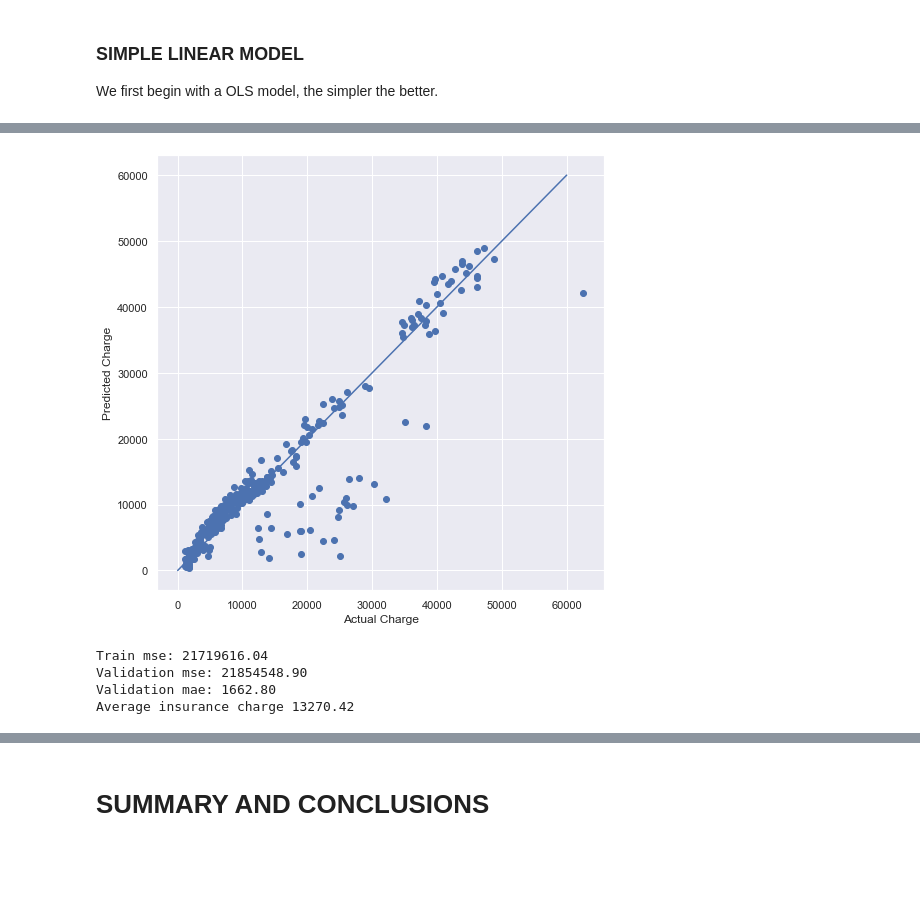
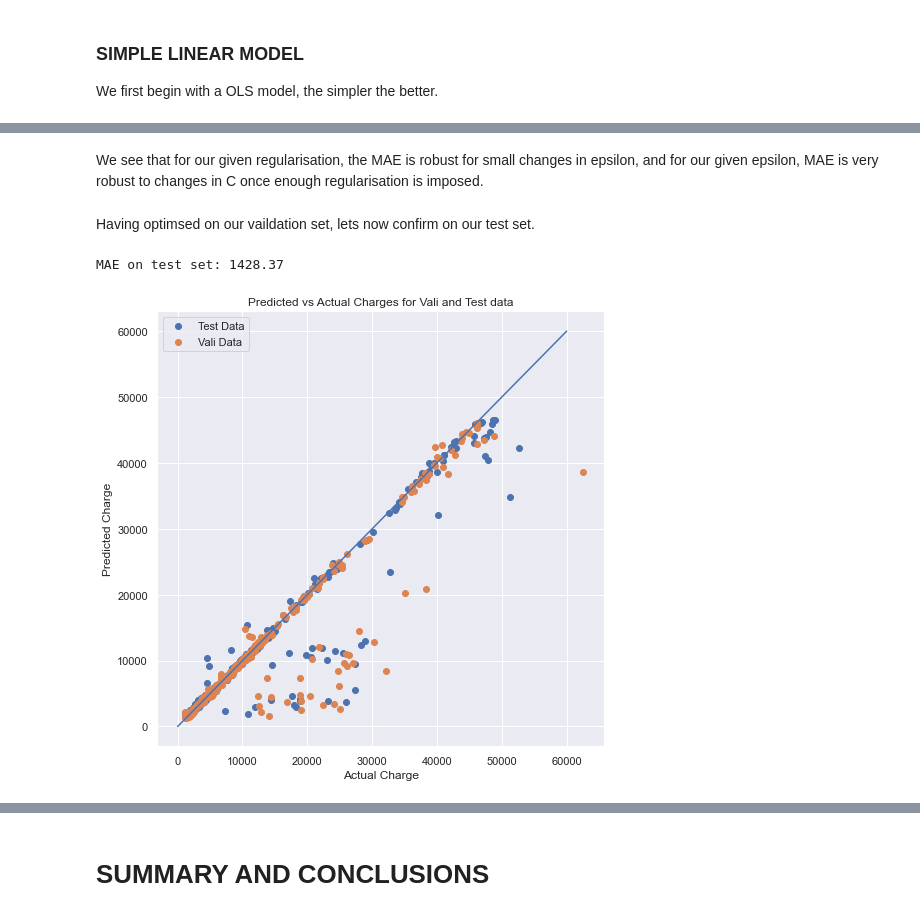
Before and after one commit to beniamp/US_Insurance_Analysis, a Jupyter notebook: us-medical-insurance-costs.ipynb, the cells around one changed output, grey strips where cells are left out. Cells and saved outputs as stored; diff of their text form; code cells hidden in the pictures; blank space fills up the shorter version.

```diff
--- a/us-medical-insurance-costs.ipynb
+++ b/us-medical-insurance-costs.ipynb
@@ -717,0 +724,13 @@ Average insurance charge 13270.42
+# %%
+for i in range(N):
+    for j in range(N):
+        c, e = Cs[i], eps[j]
+        SVR_mod = SVR(C = c, epsilon=e)
+        SVR_mod.fit(X_train, y_train)
+        pred_vali = SVR_mod.predict(X_vali)
+        mae_vali = mae(pred_vali, y_vali)
+        maes[i,j]  = mae_vali
+# %%
+print('Lowest MAE on vali set: {:.2f}'.format(maes.min()))
+Cbest,Ebest = np.where(maes == maes.min())
+print('Best C: {:.2f}, Best epsilon: {:.2e}'.format(Cs[Cbest[0]], eps[Ebest[0]]))
@@ -717,0 +740,8 @@ Average insurance charge 13270.42
+# %%
+plt.rcParams['figure.figsize'] = [16,8]
+fig, (ax1, ax2) = plt.subplots(1, 2)
+ax1.plot(eps, maes[Cbest[0], :])
+ax2.plot(Cs, maes[:,Ebest[0]])
+ax1.set(xlabel='Epsilon', ylabel = 'MAE', title = f'MAE as a function of Epsilon for C = {int(Cs[Cbest[0]])}')
+ax2.set(xlabel='C', ylabel = 'MAE', title = f'MAE as a function of C for epsilon = {(eps[Ebest[0]])}')
+plt.show()
@@ -718,30 +750,26 @@ Average insurance charge 13270.42
+# %% [markdown]
+We see that for our given regularisation, the MAE is robust for small changes in epsilon, and for our given epsilon, MAE is very robust to changes in C once enough regularisation is imposed.
+# %% [markdown]
+Having optimsed on our vaildation set, lets now confirm on our test set.
+# %%
+c, e = Cs[Cbest[0]], eps[Ebest[0]]
+SVR_mod = SVR(C = c, epsilon=e)
+SVR_mod.fit(X_train, y_train)
+pred_test = SVR_mod.predict(X_test)
+pred_vali = SVR_mod.predict(X_vali)
+mae_test = mae(pred_test, y_test)
+mae_vali = mae(pred_vali, y_vali)
+print('MAE on test set: {:.2f}'.format(mae_test))
+# %% [output]
+MAE on test set: 1428.37
 # %%
-plt.scatter(y_vali, pred_vali)
-# plt.scatter(y_vali[X_vali['yes'] == 1], pred_vali[X_vali['yes'] == 1], c = 'red')
+plt.scatter(y_test, pred_test, label = 'Test Data')
+plt.scatter(y_vali, pred_vali, label = 'Vali Data')
 plt.plot(list(range(60000)),list(range(60000)))
 plt.xlabel('Actual Charge')
 plt.ylabel('Predicted Charge')
+plt.legend()
+plt.title('Predicted vs Actual Charges for Vali and Test data')
 plt.show()
 # %% [output]
-[figure, old version]
+[figure, new version]
-# %%
-SVR_mod = SVR(C = 100000, epsilon=1)
-SVR_mod.fit(X_train, y_train)
-
-pred_train = SVR_mod.predict(X_train)
-pred_vali = SVR_mod.predict(X_vali)
-
-mse_train = mse(pred_train, y_train)
-mse_vali = mse(pred_vali, y_vali)
-mae_vali = mae(pred_vali, y_vali)
-
-
-print('Train mse: {:.2f}'.format(mse_train))
-print('Validation mse: {:.2f}'.format(mse_vali))
-print('Validation mae: {:.2f}'.format(mae_vali))
-print('Average insurance charge {:.2f}'.format(mean_charge))
-# %% [output]
-Train mse: 21719616.04
-Validation mse: 21854548.90
-Validation mae: 1662.80
-Average insurance charge 13270.42
```
Also changed, not shown: parts of 34 cells of this notebook.
